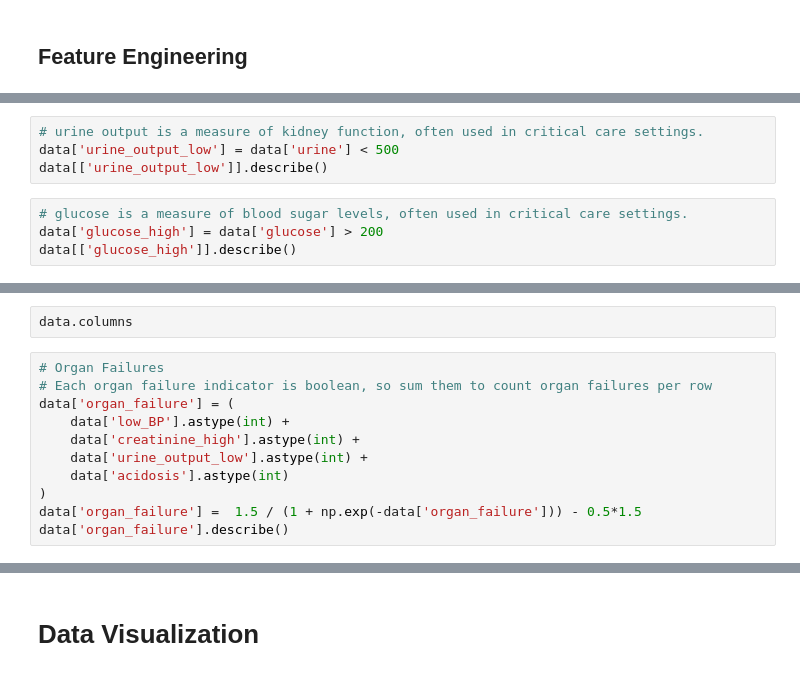
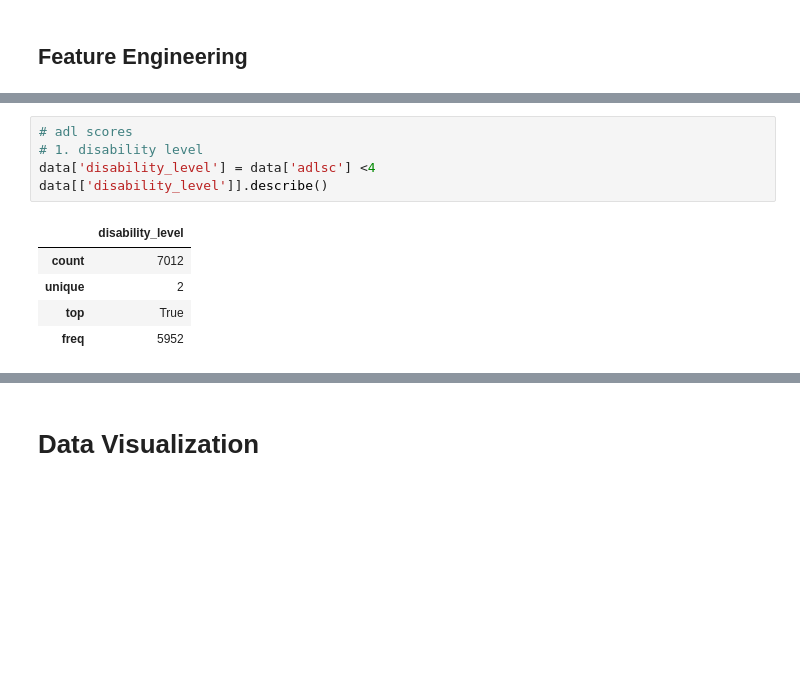
Before and after one commit to Pseudonymous-gdy/Machine-Learning, a Jupyter notebook: Project/Machine_Learning_Project.ipynb, the cells around one changed output, grey strips where cells are left out. Drawn from its saved outputs; the diff is of its cells as text; blank space fills up the shorter version.

```diff
--- a/Project/Machine_Learning_Project.ipynb
+++ b/Project/Machine_Learning_Project.ipynb
@@ -271,8 +505,0 @@ data[['bun_high']].describe(),data[['creatinine_ratio']].describe()
-# %%
-# urine output is a measure of kidney function, often used in critical care settings.
-data['urine_output_low'] = data['urine'] < 500
-data[['urine_output_low']].describe()
-# %%
-# glucose is a measure of blood sugar levels, often used in critical care settings.
-data['glucose_high'] = data['glucose'] > 200
-data[['glucose_high']].describe()
@@ -288,15 +506,13 @@ data[['disability_level']].describe(), data[['cognitive_optimism']].describe()
-# %%
-data.columns
-# %%
-# Organ Failures
-# Each organ failure indicator is boolean, so sum them to count organ failures per row
-data['organ_failure'] = (
-	data['low_BP'].astype(int) +
-	data['creatinine_high'].astype(int) +
-	data['urine_output_low'].astype(int) +
-	data['acidosis'].astype(int)
-)
-data['organ_failure'] =  1.5 / (1 + np.exp(-data['organ_failure'])) - 0.5*1.5
-data['organ_failure'].describe()
+# %%
+# adl scores
+# 1. disability level
+data['disability_level'] = data['adlsc'] <4
+data[['disability_level']].describe()
+# %% [output]
+|  | disability_level |
+| count | 7012 |
+| unique | 2 |
+| top | True |
+| freq | 5952 |
 # %%
 data
```
Also changed, not shown: parts of 49 cells of this notebook, 1 other file.
